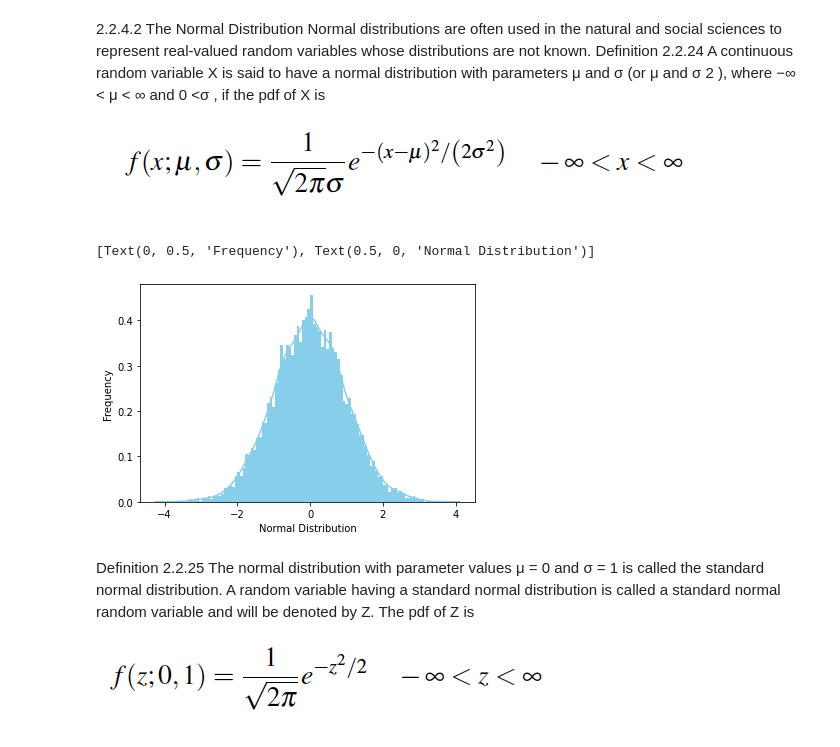
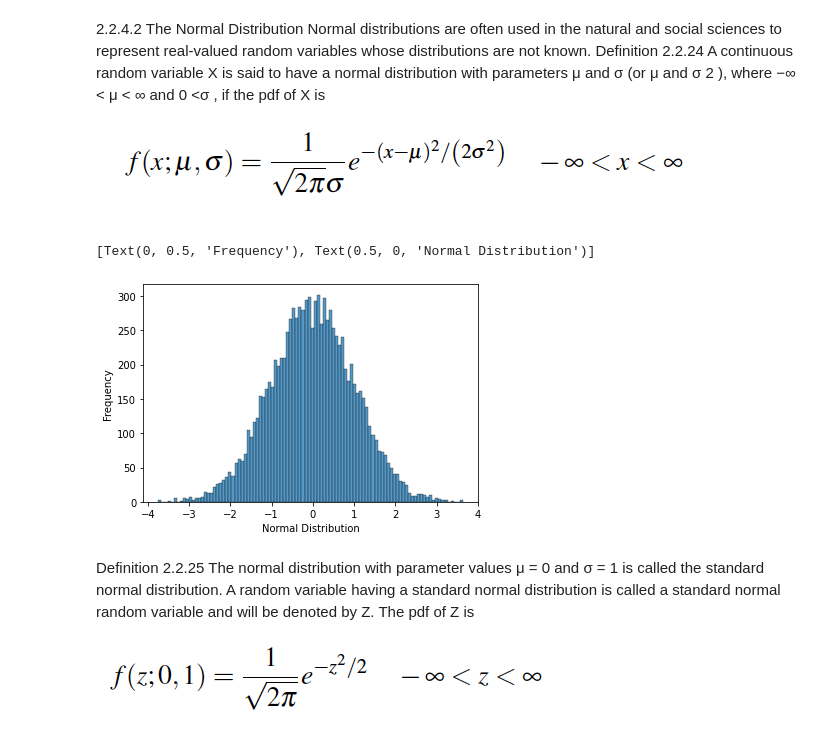
Before and after one commit to abayro125/MAT494, a Jupyter notebook: 2_2.ipynb, the cells around one changed output. Cells and saved outputs as stored; diff of their text form; code cells hidden in the pictures.

```diff
--- a/2_2.ipynb
+++ b/2_2.ipynb
@@ -271,19 +271,16 @@ and 0 <σ , if the pdf of X is
 # %%
 from scipy.stats import norm
 import seaborn as sns
 
 # generate random numbers from N(0,1)
 data_normal = norm.rvs(size=10000,loc=0,scale=1)
 
-ax = sns.distplot(data_normal,
-                  bins=100,
-                  kde=True,
-                  color='skyblue',
-                  hist_kws={"linewidth": 15,'alpha':1})
+ax = sns.histplot(data_normal,
+                  bins=100)
 ax.set(xlabel='Normal Distribution', ylabel='Frequency')
 # %% [output]
 [Text(0, 0.5, 'Frequency'), Text(0.5, 0, 'Normal Distribution')]
-[figure, old version]
+[figure, new version]
 # %% [markdown]
 Definition 2.2.25 The normal distribution with parameter values μ = 0 and
 σ = 1 is called the standard normal distribution. A random variable having
```
